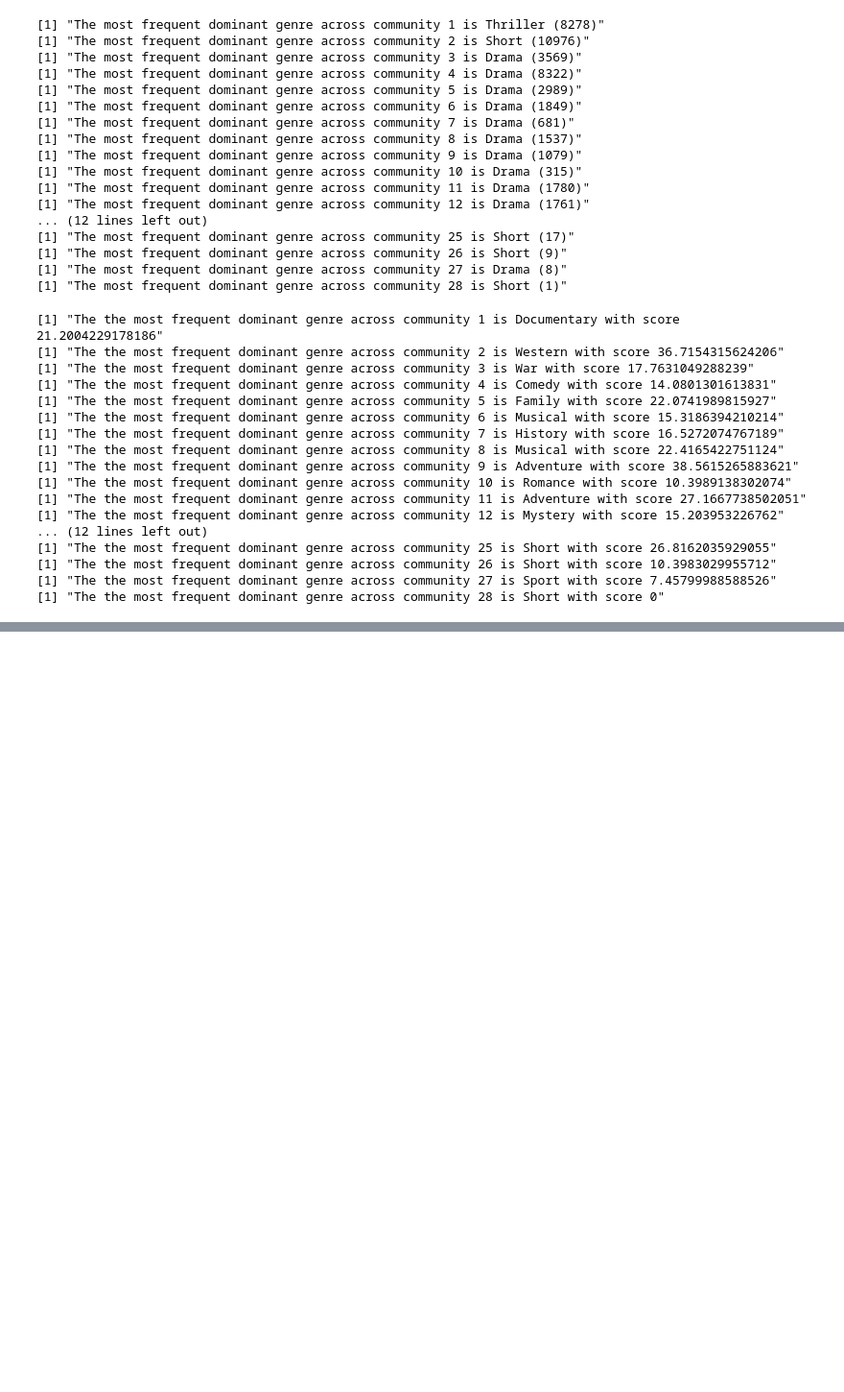
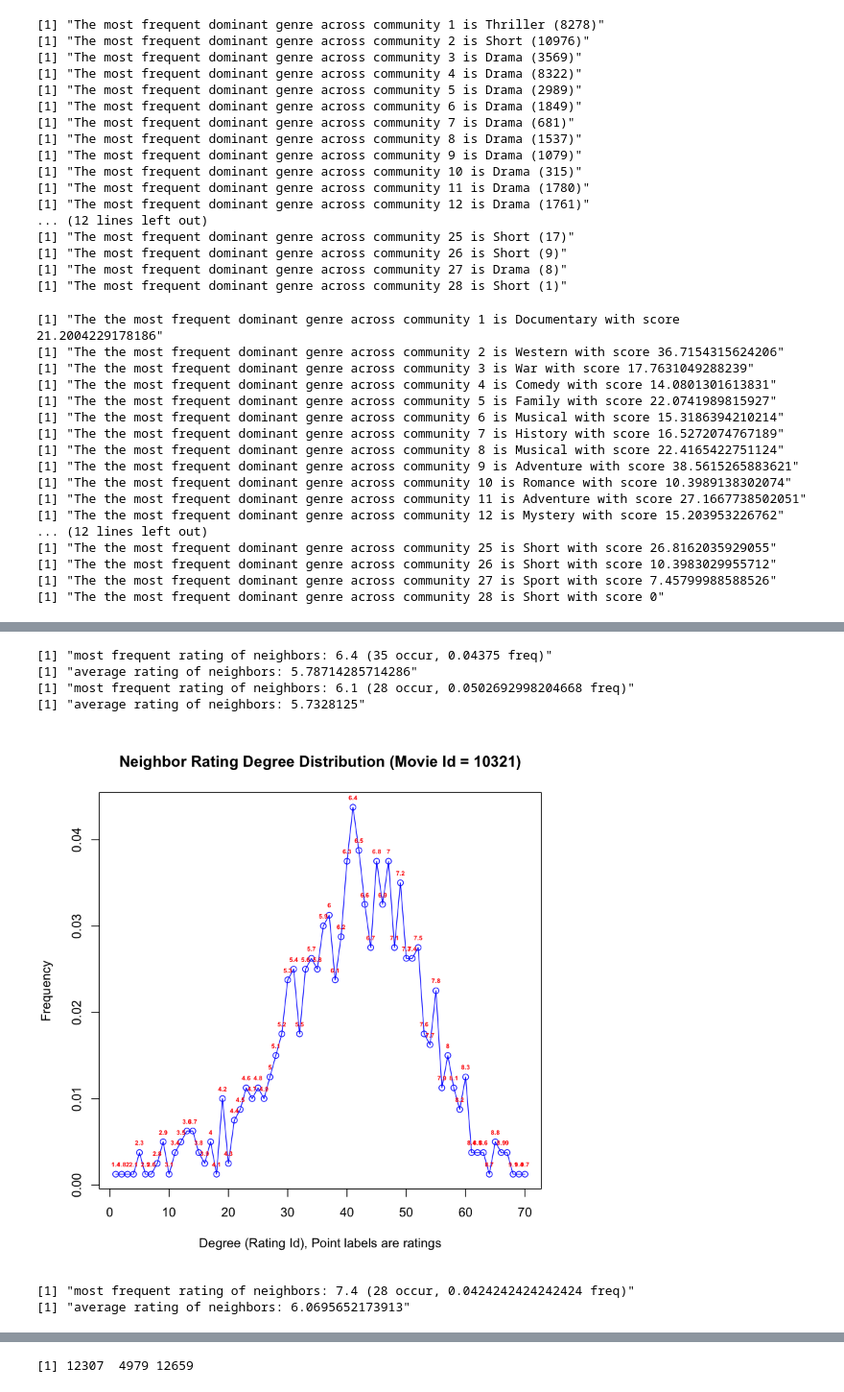
Before and after one commit to twjeric/UCLA-EE232-Large-Scale-Social-and-Complex-Networks, a Jupyter notebook: Project4/project4_part2.ipynb, the cells around one changed output, grey strips where cells are left out. Shown at 96% size. Cells and saved outputs as stored; diff of their text form; code cells hidden in the pictures; blank space fills up the shorter version.

```diff
--- a/Project4/project4_part2.ipynb
+++ b/Project4/project4_part2.ipynb
@@ -279,0 +334,8 @@ for (i in 1:length(sizes(communities))) {
+# %%
+deg = degree(g1)
+sort = order(deg, decreasing=TRUE)
+for (i in 1:3) {
+    index = sort[i]
+    print(index)
+    print(V(g1)$name[index])
+}
@@ -320,0 +392,34 @@ library(intergraph)
+# %%
+# Q10
+find_same_coms = function(g, cmmunities, movies, ids) {
+    same_coms = list()
+    for(i in 1:length(sizes(communities))) {
+        movies_same_com = (1:vcount(g))[communities$membership == i]
+        for (j in 1:length(movies)) {
+            vids = V(g)[movies_same_com]
+            id = ids[j]
+            if ( id %in% vids) {
+                sub_g = induced_subgraph(g, vids)
+                same_coms[[j]] = sub_g
+            }
+        }
+    }
+    return (same_coms)
+}
+# %%
+movies = c(10321,39182,78995)
+ids = c(id1,id2,id3)
+coms = find_same_coms(g, communities, movies, ids)
+for(i in 1:length(coms)) {
+    com = coms[[i]]
+    new_id = which(V(com)$name == movies[i])
+    find_neighbors(com,movies[i])
+}
+# %% [output]
+[1] "most frequent rating of neighbors: 6.4 (35 occur, 0.04375 freq)"
+[1] "average rating of neighbors: 5.78714285714286"
+[1] "most frequent rating of neighbors: 6.1 (28 occur, 0.0502692998204668 freq)"
+[1] "average rating of neighbors: 5.7328125"
+[figure, added]
+[1] "most frequent rating of neighbors: 7.4 (28 occur, 0.0424242424242424 freq)"
+[1] "average rating of neighbors: 6.0695652173913"
@@ -320,0 +428,4 @@ library(intergraph)
+# %%
+print(ids)
+# %% [output]
+[1] 12307  4979 12659
```
Also changed, not shown: parts of 10 cells of this notebook, 1 other file.
